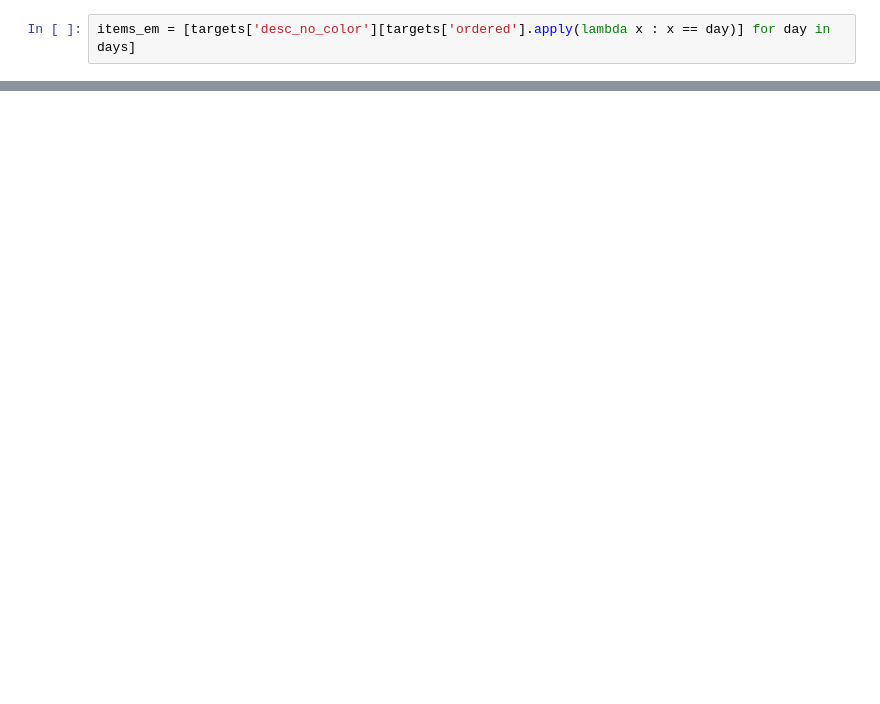
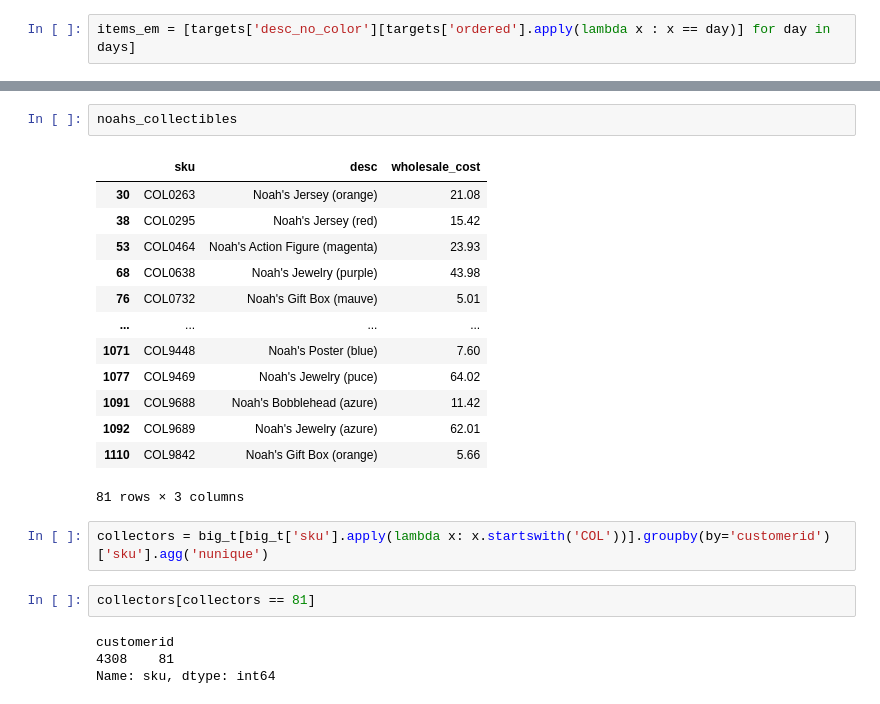
Before and after one commit to etiennelecha/hoc_2022, a Jupyter notebook: hannukah_of_code_22.ipynb, the cells around one changed output, grey strips where cells are left out. Drawn from its saved outputs; the diff is of its cells as text; blank space fills up the shorter version.

```diff
--- a/hannukah_of_code_22.ipynb
+++ b/hannukah_of_code_22.ipynb
@@ -339,0 +336,24 @@ TypeError: argument of type 'method' is not iterable
+# %%
+noahs_collectibles
+# %% [output]
+|  | sku | desc | wholesale_cost |
+| 30 | COL0263 | Noah's Jersey (orange) | 21.08 |
+| 38 | COL0295 | Noah's Jersey (red) | 15.42 |
+| 53 | COL0464 | Noah's Action Figure (magenta) | 23.93 |
+| 68 | COL0638 | Noah's Jewelry (purple) | 43.98 |
+| 76 | COL0732 | Noah's Gift Box (mauve) | 5.01 |
+| ... | ... | ... | ... |
+| 1071 | COL9448 | Noah's Poster (blue) | 7.60 |
+| 1077 | COL9469 | Noah's Jewelry (puce) | 64.02 |
+| 1091 | COL9688 | Noah's Bobblehead (azure) | 11.42 |
+| 1092 | COL9689 | Noah's Jewelry (azure) | 62.01 |
+| 1110 | COL9842 | Noah's Gift Box (orange) | 5.66 |
+81 rows × 3 columns
+# %%
+collectors = big_t[big_t['sku'].apply(lambda x: x.startswith('COL'))].groupby(by='customerid')['sku'].agg('nunique')
+# %%
+collectors[collectors == 81]
+# %% [output]
+customerid
+4308    81
+Name: sku, dtype: int64
```
Also changed, not shown: parts of 16 cells of this notebook.
